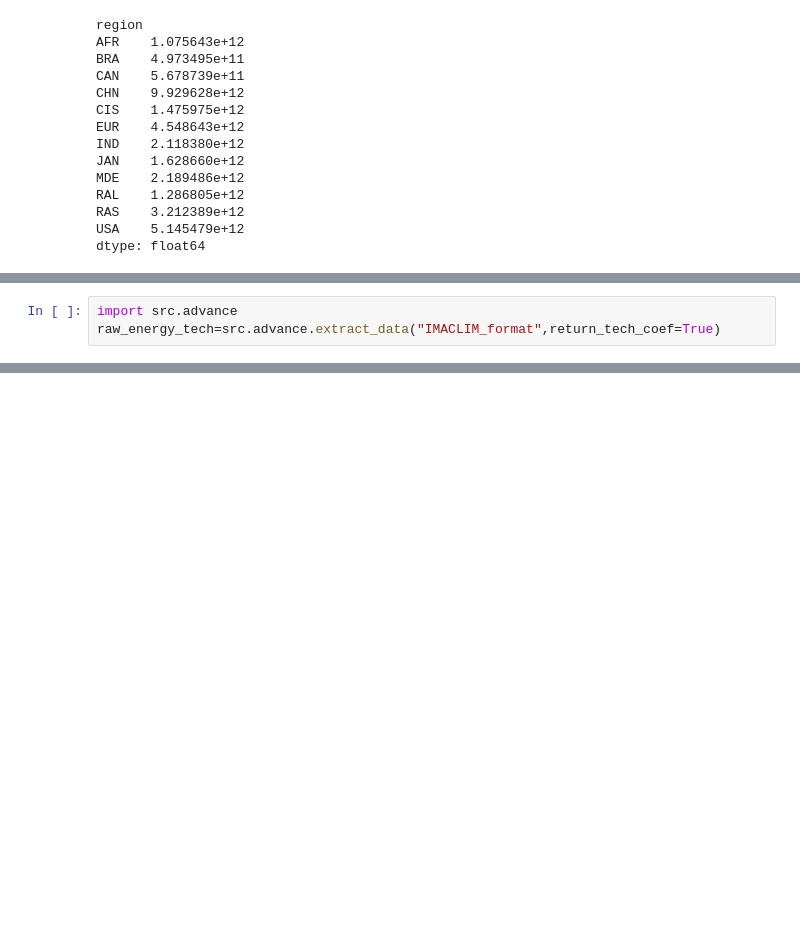
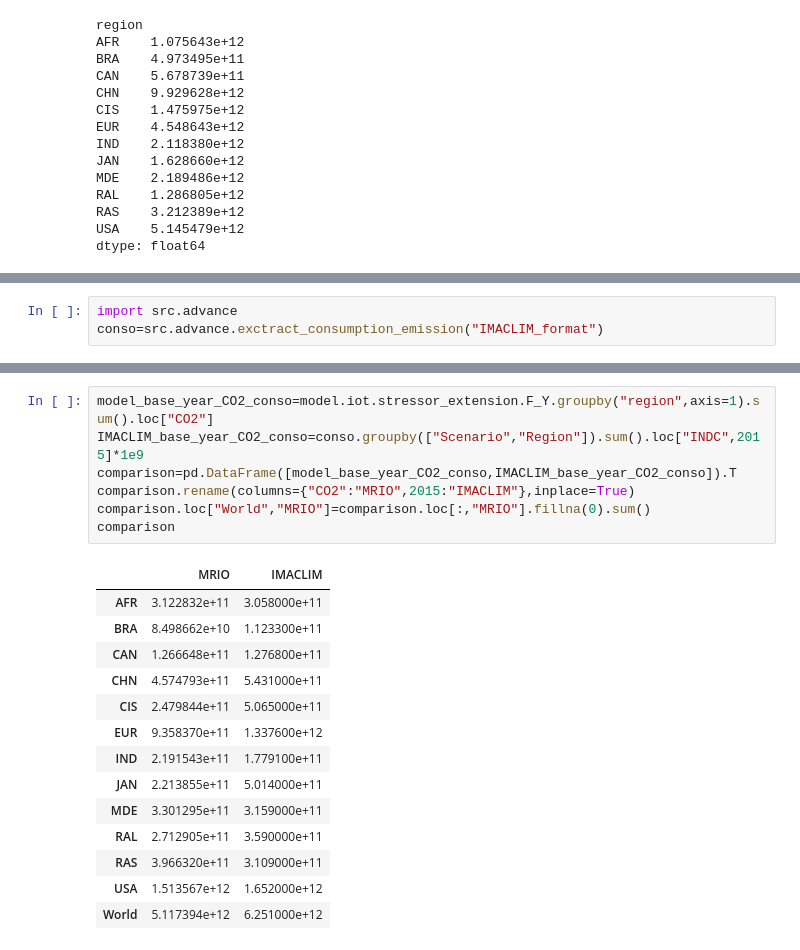
Before and after one commit to Maestrofinn/MatMat-Trade, a Jupyter notebook: IMACLIM_explo.ipynb, the cells around one changed output, grey strips where cells are left out. Cells and saved outputs as stored; diff of their text form; blank space fills up the shorter version.

Commit message:
Adding a comparison of the changes in consumption emissions

```diff
--- a/IMACLIM_explo.ipynb
+++ b/IMACLIM_explo.ipynb
@@ -270,3 +286,3 @@ dtype: float64
 # %%
 import src.advance
-raw_energy_tech=src.advance.extract_data("IMACLIM_format",return_tech_coef=True)
+conso=src.advance.exctract_consumption_emission("IMACLIM_format")
@@ -420,0 +295,22 @@ model.iot.stressor_extension.F_Y
+# %%
+model_base_year_CO2_conso=model.iot.stressor_extension.F_Y.groupby("region",axis=1).sum().loc["CO2"]
+IMACLIM_base_year_CO2_conso=conso.groupby(["Scenario","Region"]).sum().loc["INDC",2015]*1e9
+comparison=pd.DataFrame([model_base_year_CO2_conso,IMACLIM_base_year_CO2_conso]).T
+comparison.rename(columns={"CO2":"MRIO",2015:"IMACLIM"},inplace=True)
+comparison.loc["World","MRIO"]=comparison.loc[:,"MRIO"].fillna(0).sum()
+comparison
+# %% [output]
+|  | MRIO | IMACLIM |
+| AFR | 3.122832e+11 | 3.058000e+11 |
+| BRA | 8.498662e+10 | 1.123300e+11 |
+| CAN | 1.266648e+11 | 1.276800e+11 |
+| CHN | 4.574793e+11 | 5.431000e+11 |
+| CIS | 2.479844e+11 | 5.065000e+11 |
+| EUR | 9.358370e+11 | 1.337600e+12 |
+| IND | 2.191543e+11 | 1.779100e+11 |
+| JAN | 2.213855e+11 | 5.014000e+11 |
+| MDE | 3.301295e+11 | 3.159000e+11 |
+| RAL | 2.712905e+11 | 3.590000e+11 |
+| RAS | 3.966320e+11 | 3.109000e+11 |
+| USA | 1.513567e+12 | 1.652000e+12 |
+| World | 5.117394e+12 | 6.251000e+12 |
```
Also changed, not shown: parts of 21 cells of this notebook, 1 other file.
